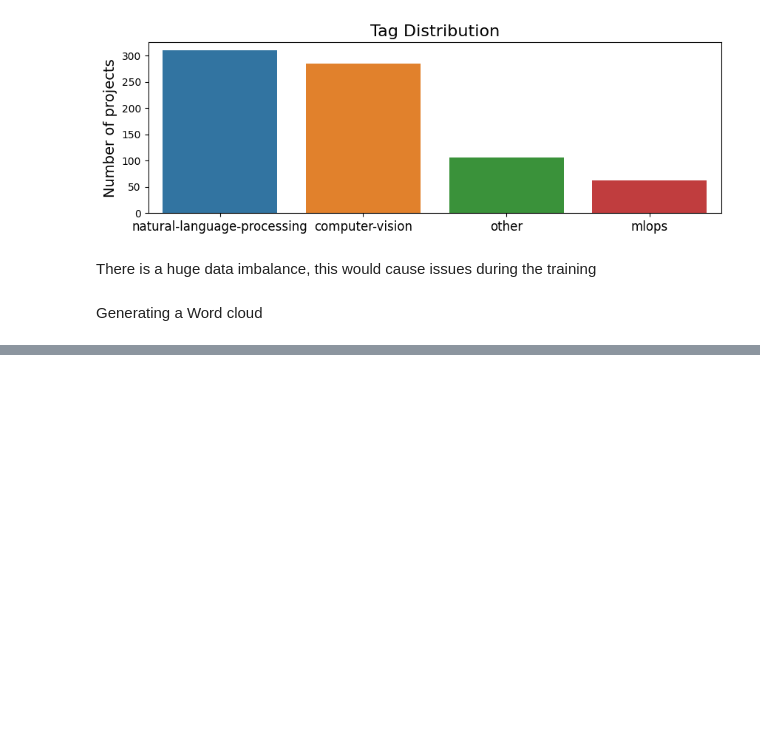
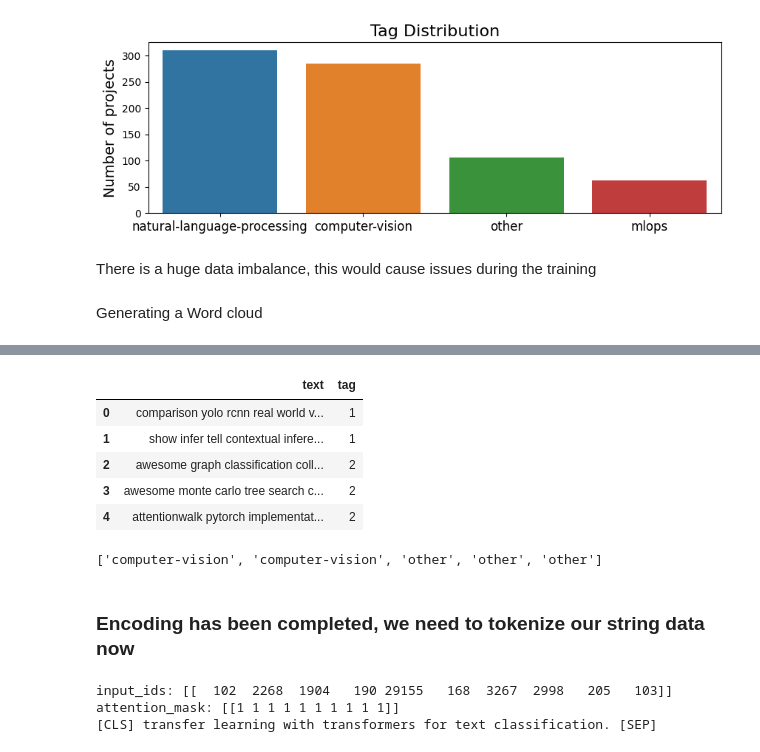
Before and after one commit to viraj-s15/Made-With-ML, a Jupyter notebook: notebooks/madewithml.ipynb, the cells around one changed output, grey strips where cells are left out. Drawn from its saved outputs; the diff is of its cells as text; code cells hidden in the pictures; blank space fills up the shorter version.

```diff
--- a/notebooks/madewithml.ipynb
+++ b/notebooks/madewithml.ipynb
@@ -185,0 +252,20 @@ plt.imshow(cloud)
+# %%
+df["tag"] = df['tag'].map(class_to_index)
+df.head()
+# %% [output]
+|  | text | tag |
+| 0 | comparison yolo rcnn real world v... | 1 |
+| 1 | show infer tell contextual infere... | 1 |
+| 2 | awesome graph classification coll... | 2 |
+| 3 | awesome monte carlo tree search c... | 2 |
+| 4 | attentionwalk pytorch implementat... | 2 |
+# %%
+def decode(indices, index_to_class):
+    return [index_to_class[index] for index in indices]
+
+index_to_class = {v:k for k, v in class_to_index.items()}
+decode(df.head()["tag"].values, index_to_class=index_to_class)
+# %% [output]
+['computer-vision', 'computer-vision', 'other', 'other', 'other']
+# %% [markdown]
+### Encoding has been completed, we need to tokenize our string data now
@@ -185,0 +275,11 @@ plt.imshow(cloud)
+# %%
+tokenizer = BertTokenizer.from_pretrained("allenai/scibert_scivocab_uncased", return_dict=False)
+text = "Transfer learning with transformers for text classification."
+encoded_inputs = tokenizer([text], return_tensors="np", padding="longest")  # pad to longest item in batch
+print ("input_ids:", encoded_inputs["input_ids"])
+print ("attention_mask:", encoded_inputs["attention_mask"])
+print (tokenizer.decode(encoded_inputs["input_ids"][0]))
+# %% [output]
+input_ids: [[  102  2268  1904   190 29155   168  3267  2998   205   103]]
+attention_mask: [[1 1 1 1 1 1 1 1 1 1]]
+[CLS] transfer learning with transformers for text classification. [SEP]
```
Also changed, not shown: parts of 27 cells of this notebook.
